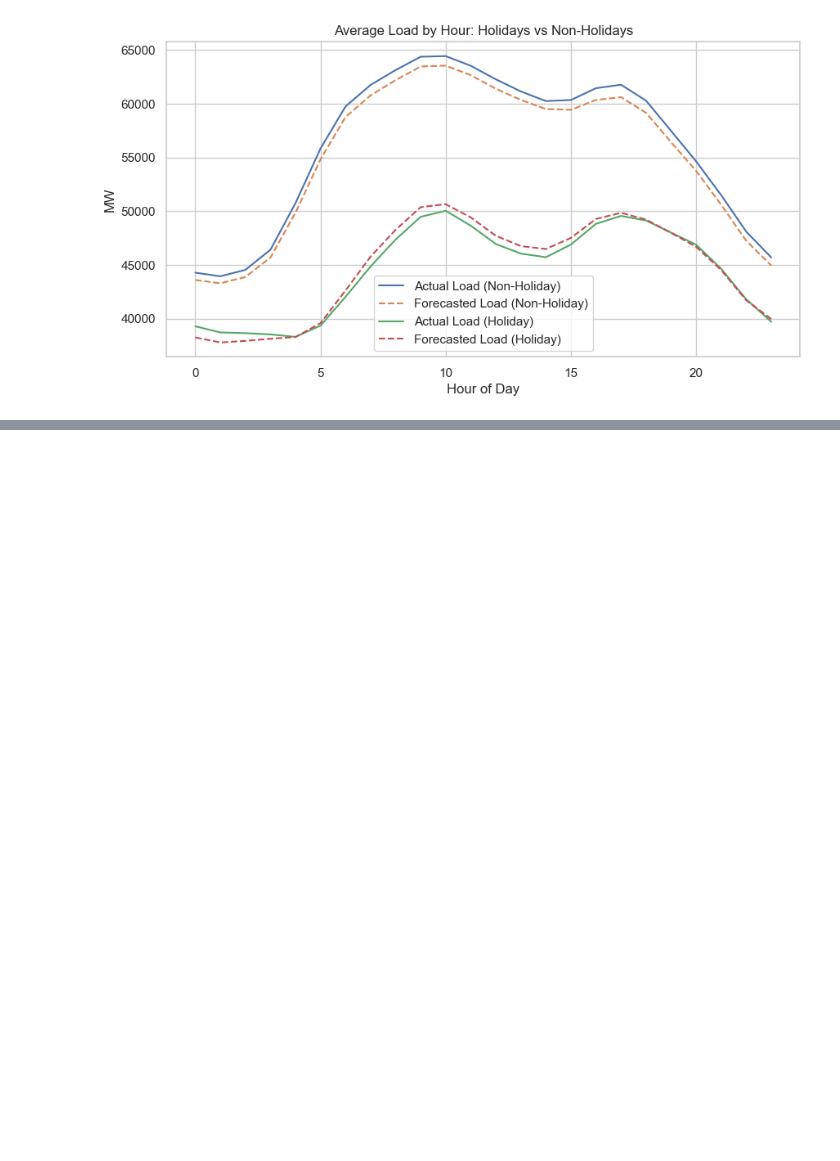
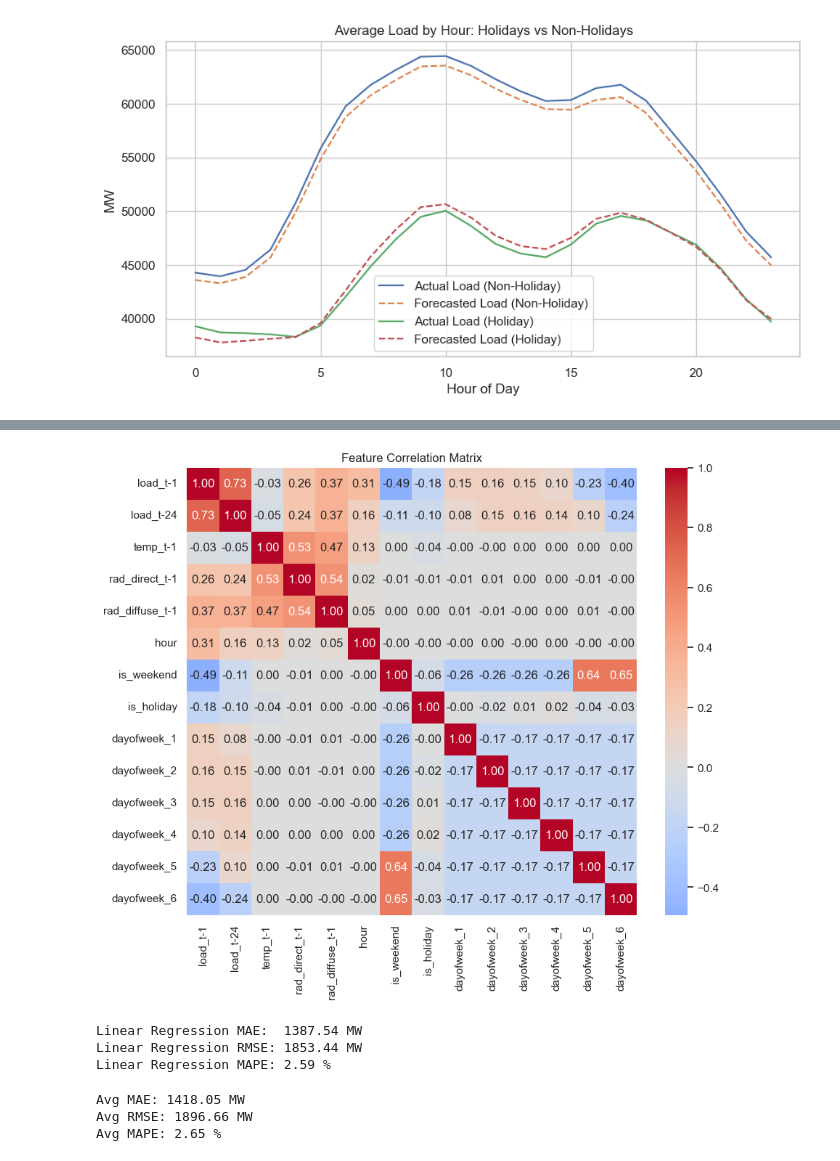
Before and after one commit to jaycob-melton/short-term-load-forecasting, a Jupyter notebook: notebooks/exploration.ipynb, the cells around one changed output, grey strips where cells are left out. Saved outputs shown, nothing was run; the diff lists cells and outputs as text; code cells hidden in the pictures; blank space fills up the shorter version.

```diff
--- a/notebooks/exploration.ipynb
+++ b/notebooks/exploration.ipynb
@@ -98,6 +98,12 @@ df["is_weekend"] = df["dayofweek"].isin([5, 6]).astype(int)
 df["load_t-1"] = df["load"].shift(1)
 df["load_t-24"] = df["load"].shift(24)
 
+# lag weather since we technically can't use weather at t to predict t
+df["temp_t-1"] = df["temp"].shift(1)
+df["rad_direct_t-1"] = df["rad_direct"].shift(1)
+df["rad_diffuse_t-1"] = df["rad_diffuse"].shift(1)
+
+
 # Rolling mean
 df["load_rolling_24h"] = df["load"].rolling(24).mean()
 
@@ -190,0 +240,27 @@ plt.show()
+# %%
+# Define feature columns
+feature_cols = [
+    "load_t-1", "load_t-24",
+    "temp_t-1", "rad_direct_t-1", "rad_diffuse_t-1",
+    "hour", "dayofweek", "is_weekend", "is_holiday"
+]
+
+# Drop any remaining NaNs (just in case)
+model_df = df[feature_cols].dropna()
+
+# Feature matrix (X) and target vector (y)
+X = model_df[feature_cols]
+X = pd.get_dummies(X, columns=["dayofweek"], drop_first=True)
+y = df.loc[X.index, "load"]
+# %%
+import seaborn as sns
+import matplotlib.pyplot as plt
+
+corr_matrix = X.corr()
+
+plt.figure(figsize=(10, 8))
+sns.heatmap(corr_matrix, annot=True, fmt=".2f", cmap="coolwarm", center=0)
+plt.title("Feature Correlation Matrix")
+plt.show()
+# %% [output]
+[figure, added]
@@ -190,0 +285,43 @@ plt.show()
+# %%
+lr = LinearRegression()
+lr.fit(X_train, y_train)
+y_pred = lr.predict(X_test)
+
+mae = MAE(y_test, y_pred)
+rmse = RMSE(y_test, y_pred)
+mape = MAPE(y_test, y_pred)
+
+print(f"Linear Regression MAE:  {mae:.2f} MW")
+print(f"Linear Regression RMSE: {rmse:.2f} MW")
+print(f"Linear Regression MAPE: {mape:.2f} %")
+# %% [output]
+Linear Regression MAE:  1387.54 MW
+Linear Regression RMSE: 1853.44 MW
+Linear Regression MAPE: 2.59 %
+# %%
+tscv = TimeSeriesSplit(n_splits=5)
+mae_scores, rmse_scores, mape_scores = [], [], []
+
+for train_idx, test_idx in tscv.split(X):
+    X_train, X_test = X.iloc[train_idx], X.iloc[test_idx]
+    y_train, y_test = y.iloc[train_idx], y.iloc[test_idx]
+
+    model = LinearRegression()
+    model.fit(X_train, y_train)
+    y_pred = model.predict(X_test)
+
+    mae = MAE(y_test, y_pred)
+    rmse = RMSE(y_test, y_pred)
+    mape = MAPE(y_test, y_pred)
+
+    mae_scores.append(mae)
+    rmse_scores.append(rmse)
+    mape_scores.append(mape)
+
+print(f"Avg MAE: {np.mean(mae_scores):.2f} MW")
+print(f"Avg RMSE: {np.mean(rmse_scores):.2f} MW")
+print(f"Avg MAPE: {np.mean(mape_scores):.2f} %")
+# %% [output]
+Avg MAE: 1418.05 MW
+Avg RMSE: 1896.66 MW
+Avg MAPE: 2.65 %
```
Also changed, not shown: parts of 27 cells of this notebook.
